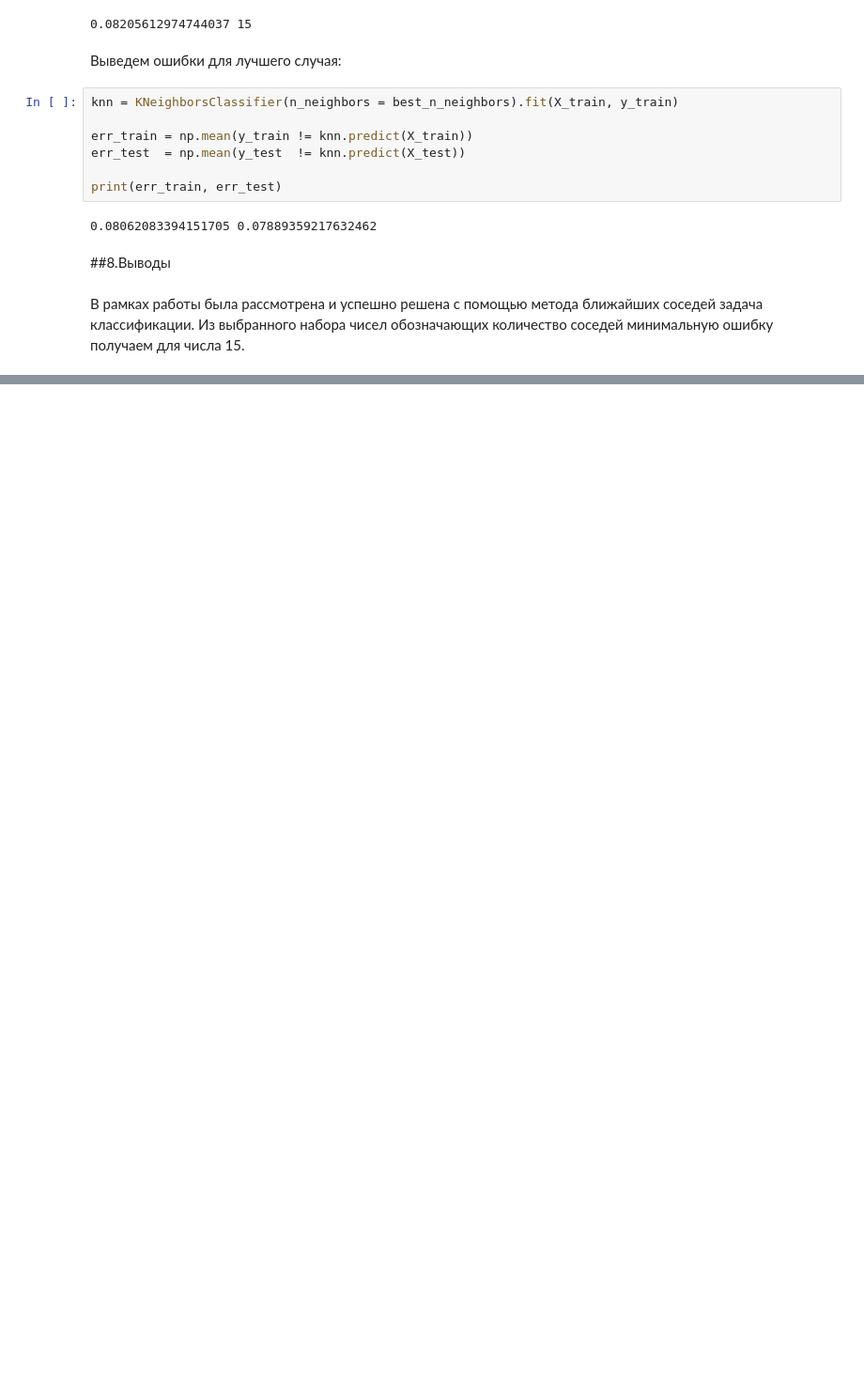
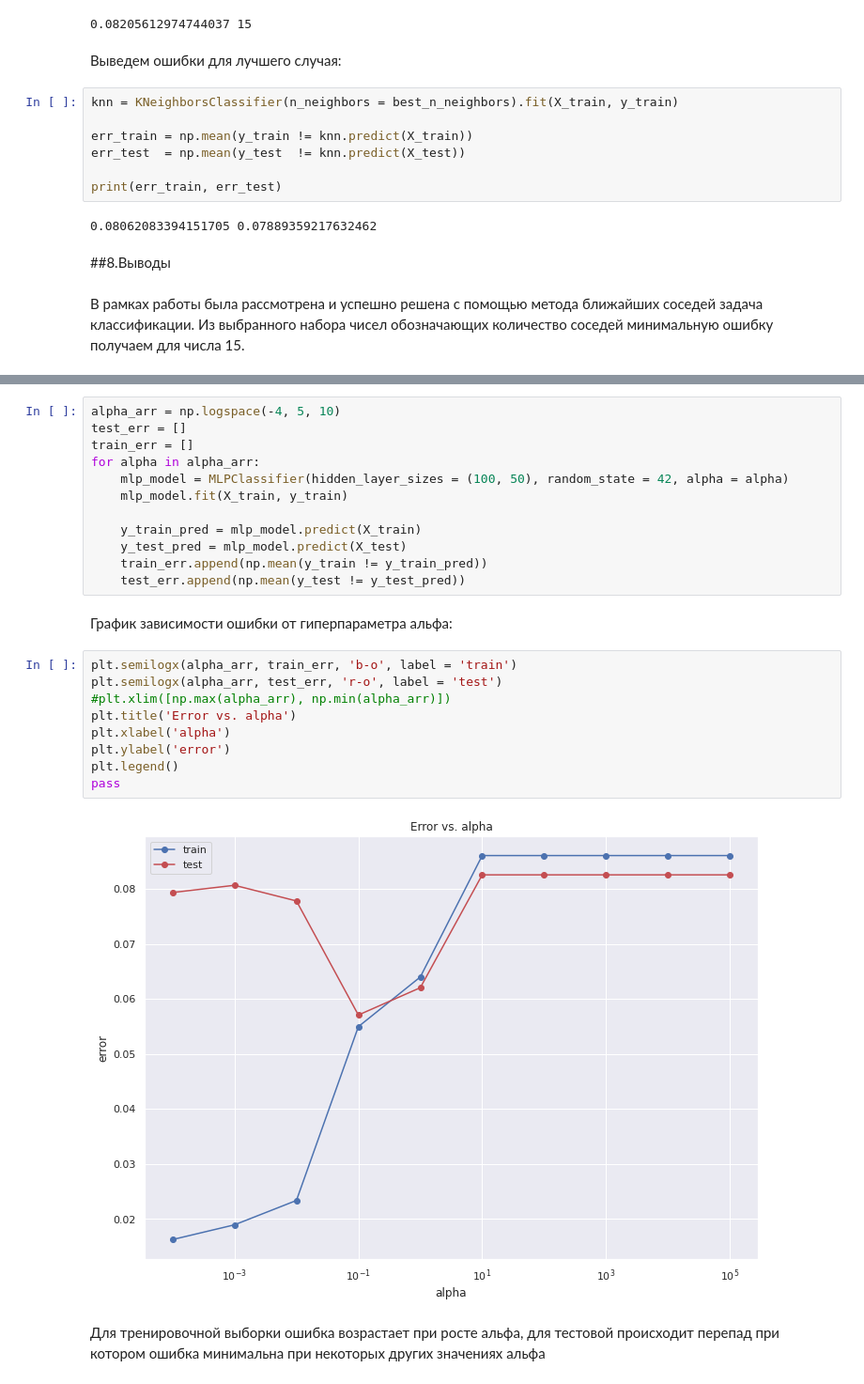
Before and after one commit to Dmitry145/ML, a Jupyter notebook: ML.ipynb, the cells around one changed output, grey strips where cells are left out. Shown at 94% size. Drawn from its saved outputs; the diff is of its cells as text; blank space fills up the shorter version.

```diff
--- a/ML.ipynb
+++ b/ML.ipynb
@@ -443,0 +515,27 @@ print(err_train, err_test)
+# %%
+alpha_arr = np.logspace(-4, 5, 10)
+test_err = []
+train_err = []
+for alpha in alpha_arr:
+    mlp_model = MLPClassifier(hidden_layer_sizes = (100, 50), random_state = 42, alpha = alpha)
+    mlp_model.fit(X_train, y_train)
+
+    y_train_pred = mlp_model.predict(X_train)
+    y_test_pred = mlp_model.predict(X_test)
+    train_err.append(np.mean(y_train != y_train_pred))
+    test_err.append(np.mean(y_test != y_test_pred))
+# %% [markdown]
+График зависимости ошибки от гиперпараметра альфа:
+# %%
+plt.semilogx(alpha_arr, train_err, 'b-o', label = 'train')
+plt.semilogx(alpha_arr, test_err, 'r-o', label = 'test')
+#plt.xlim([np.max(alpha_arr), np.min(alpha_arr)])
+plt.title('Error vs. alpha')
+plt.xlabel('alpha')
+plt.ylabel('error')
+plt.legend()
+pass
+# %% [output]
+[figure, added]
+# %% [markdown]
+Для тренировочной выборки ошибка возрастает при росте альфа, для тестовой происходит перепад при котором ошибка минимальна при некоторых других значениях альфа
```
Also changed, not shown: parts of 23 cells of this notebook.
